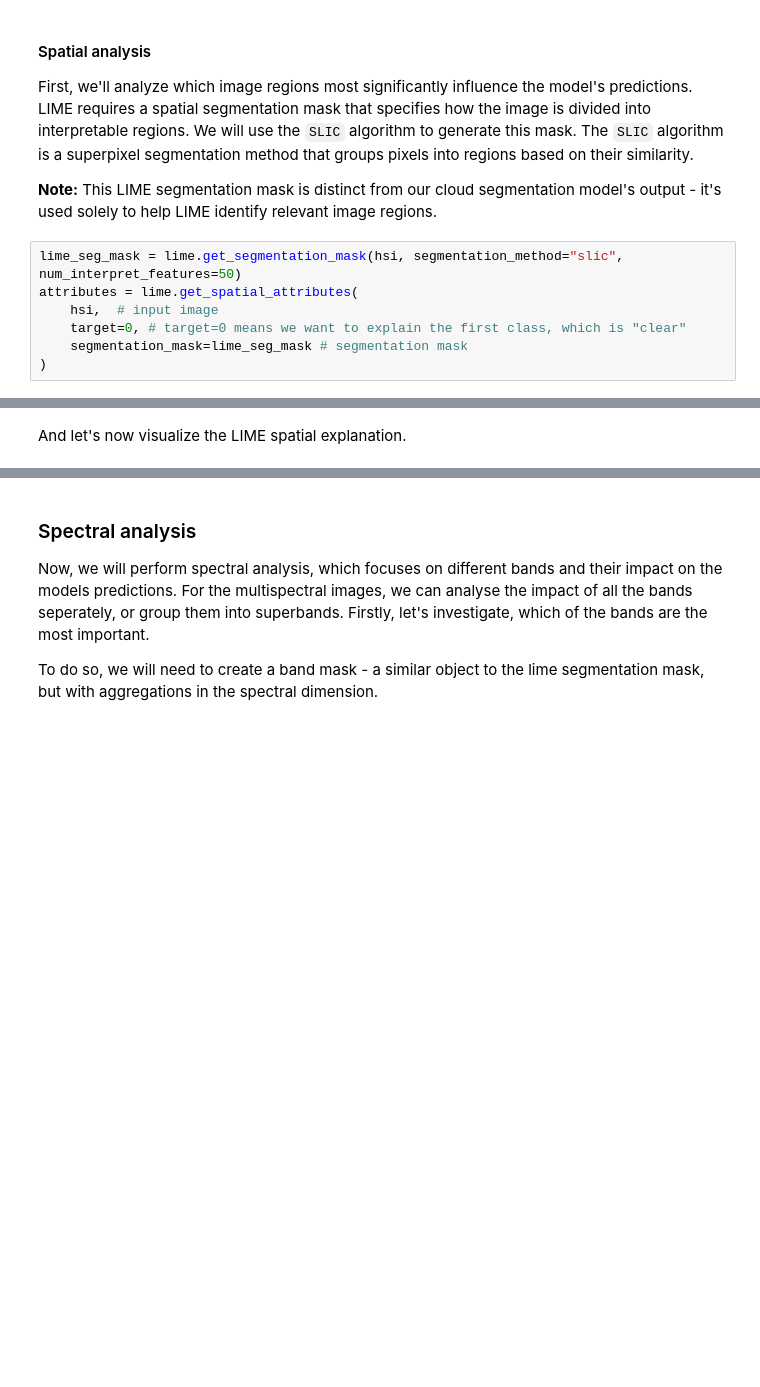
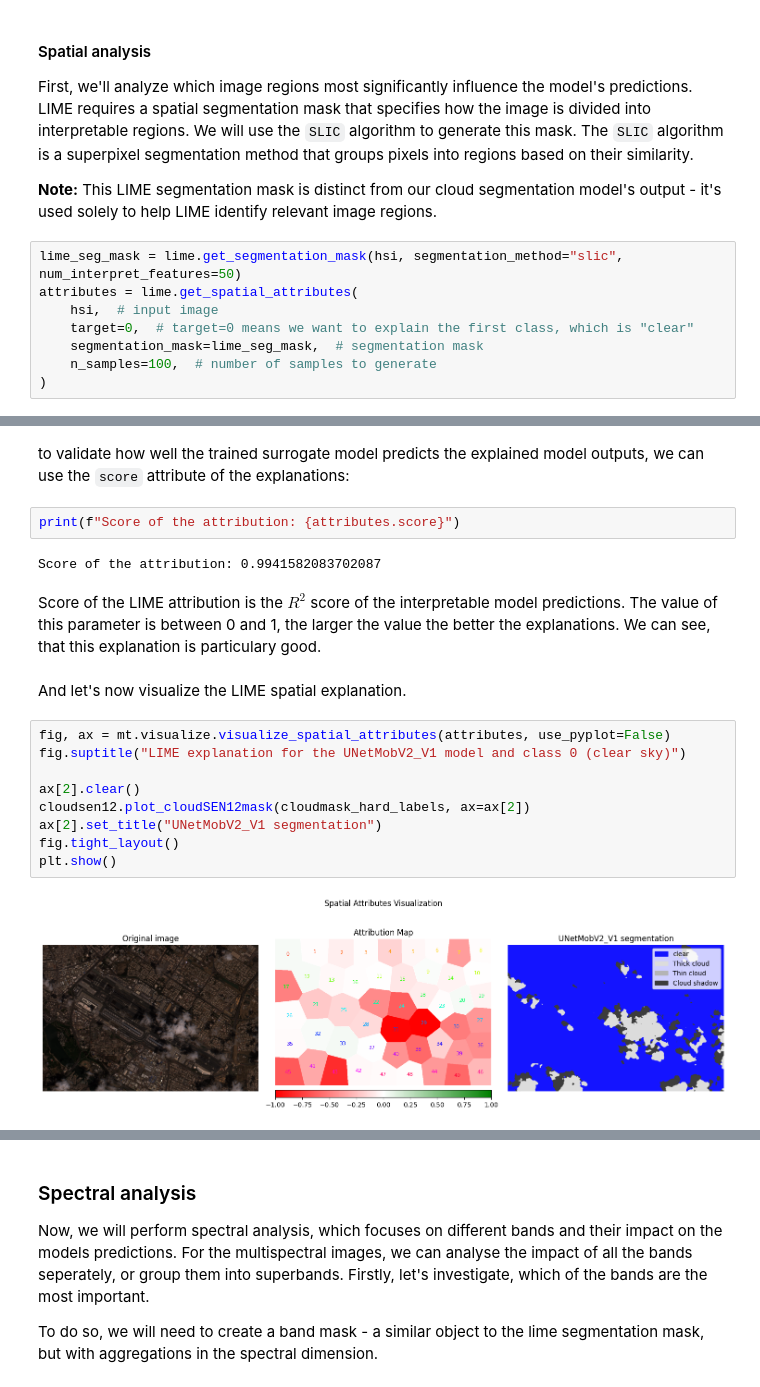
Before and after one commit to xai4space/meteors, a Jupyter notebook: examples/segmentation/segmentation.ipynb, the cells around one changed output, grey strips where cells are left out. Cells and saved outputs as stored; diff of their text form; blank space fills up the shorter version.

```diff
--- a/examples/segmentation/segmentation.ipynb
+++ b/examples/segmentation/segmentation.ipynb
@@ -187,7 +185,8 @@ We will use the `SLIC` algorithm to generate this mask. The `SLIC` algorithm is
 lime_seg_mask = lime.get_segmentation_mask(hsi, segmentation_method="slic", num_interpret_features=50)
 attributes = lime.get_spatial_attributes(
     hsi,  # input image
-    target=0, # target=0 means we want to explain the first class, which is "clear"
-    segmentation_mask=lime_seg_mask # segmentation mask
+    target=0,  # target=0 means we want to explain the first class, which is "clear"
+    segmentation_mask=lime_seg_mask,  # segmentation mask
+    n_samples=100,  # number of samples to generate
 )
 # %% [output]
@@ -195,2 +194,21 @@ attributes = lime.get_spatial_attributes(
+# %% [markdown]
+to validate how well the trained surrogate model predicts the explained model outputs, we can use the `score` attribute of the explanations:
+# %%
+print(f"Score of the attribution: {attributes.score}")
+# %% [output]
+Score of the attribution: 0.9941582083702087
+# %% [markdown]
+Score of the LIME attribution is the $R^2$ score of the interpretable model predictions. The value of this parameter is between 0 and 1, the larger the value the better the explanations. We can see, that this explanation is particulary good.
 # %% [markdown]
 And let's now visualize the LIME spatial explanation.
+# %%
+fig, ax = mt.visualize.visualize_spatial_attributes(attributes, use_pyplot=False)
+fig.suptitle("LIME explanation for the UNetMobV2_V1 model and class 0 (clear sky)")
+
+ax[2].clear()
+cloudsen12.plot_cloudSEN12mask(cloudmask_hard_labels, ax=ax[2])
+ax[2].set_title("UNetMobV2_V1 segmentation")
+fig.tight_layout()
+plt.show()
+# %% [output]
+[figure, added]
```
Also changed, not shown: parts of 14 cells of this notebook.
